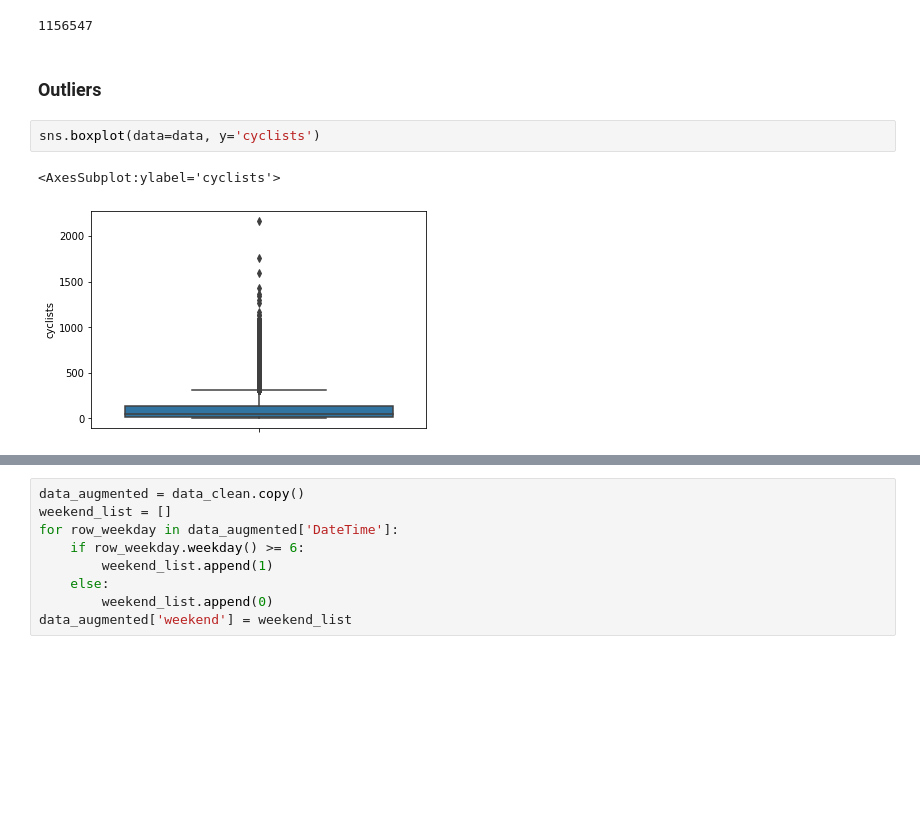
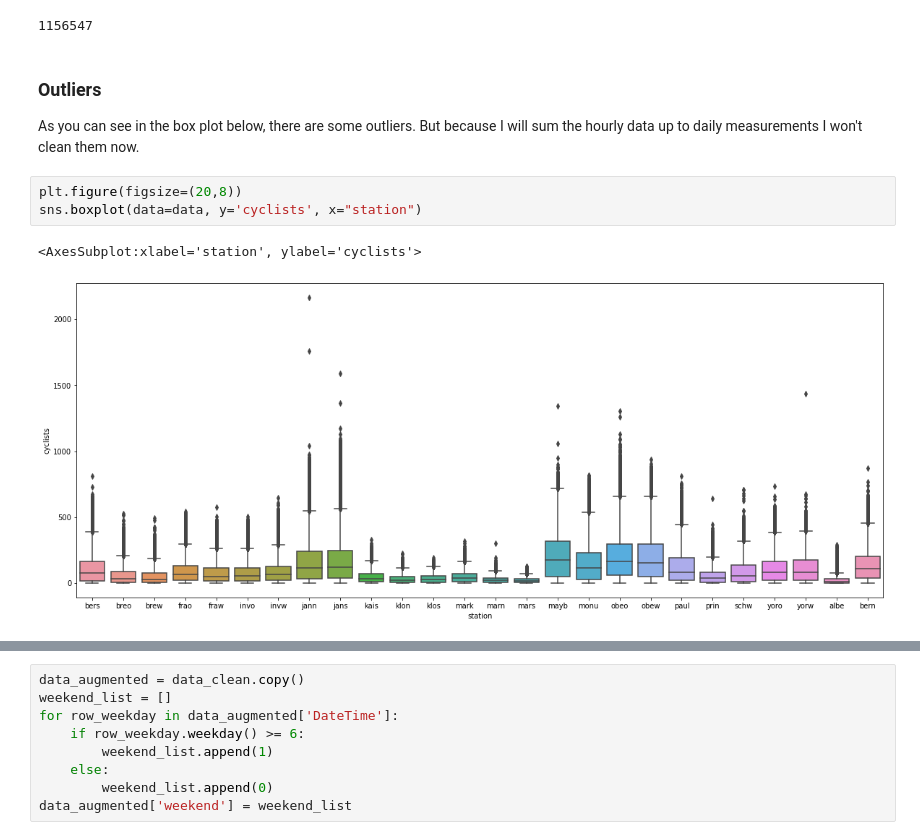
Before and after one commit to phisinger/BerlinBikeCount, a Jupyter notebook: src/Forecasting.ipynb, the cells around one changed output, grey strips where cells are left out. Saved outputs shown, nothing was run; the diff lists cells and outputs as text; blank space fills up the shorter version.

```diff
--- a/src/Forecasting.ipynb
+++ b/src/Forecasting.ipynb
@@ -87,11 +105,13 @@ data_clean.dropna(inplace=True)
 data_clean.shape[0]
 # %% [output]
 1156547
-# %% [markdown]
-### Outliers
+# %% [markdown]
+### Outliers
+As you can see in the box plot below, there are some outliers. But because I will sum the hourly data up to daily measurements I won't clean them now.
 # %%
-sns.boxplot(data=data, y='cyclists')
+plt.figure(figsize=(20,8))
+sns.boxplot(data=data, y='cyclists', x="station")
 # %% [output]
-<AxesSubplot:ylabel='cyclists'>
+<AxesSubplot:xlabel='station', ylabel='cyclists'>
-[figure, old version]
+[figure, new version]
 # %%
```
Also changed, not shown: parts of 23 cells of this notebook.
